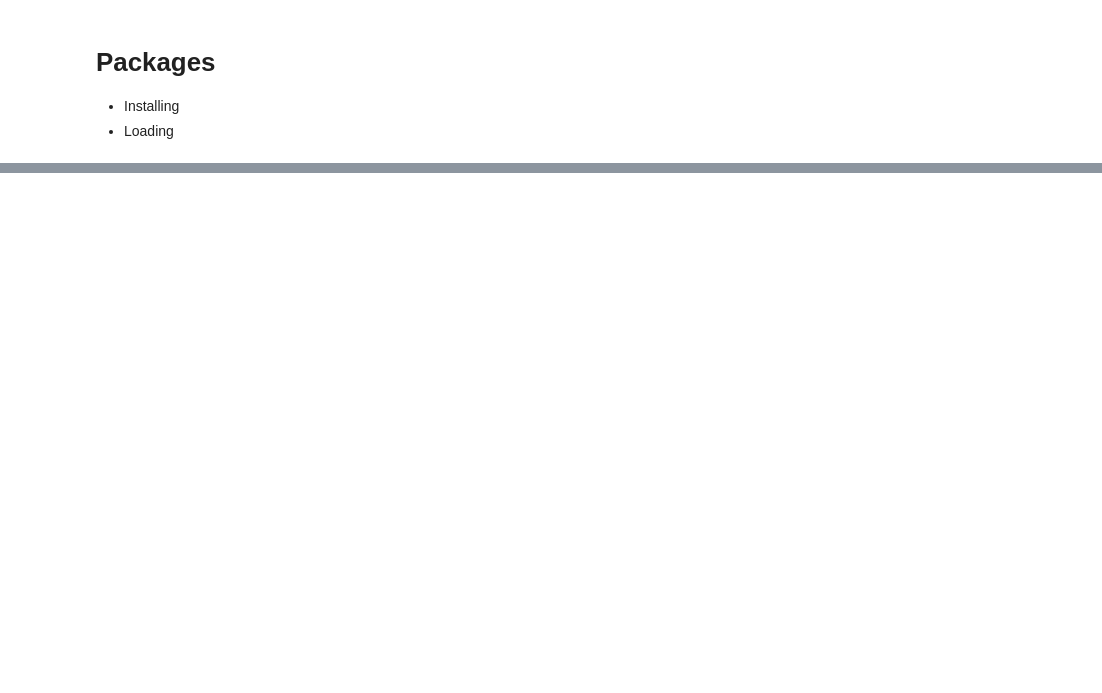
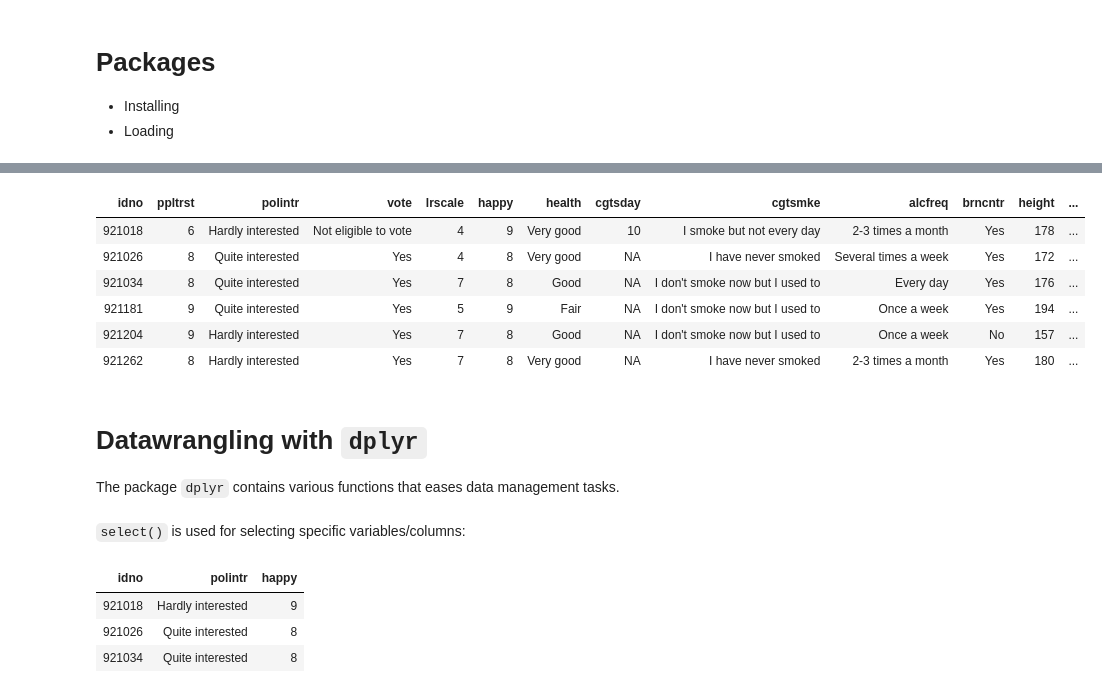
Before and after one commit to CALDISS-AAU/workshop_r-table-data, a Jupyter notebook: notebooks/R_table-data_refresher.ipynb, the cells around one changed output, grey strips where cells are left out. Cells and saved outputs as stored; diff of their text form; code cells hidden in the pictures; blank space fills up the shorter version.

Commit message:
adding various section notebooks

```diff
--- a/notebooks/R_table-data_refresher.ipynb
+++ b/notebooks/R_table-data_refresher.ipynb
@@ -121,0 +262,2 @@ An often occuring type of object class in R is the logical class. A logical is e
+# %%
+ess_data <- read_csv("https://github.com/CALDISS-AAU/workshop_r-table-data/raw/master/data/ess2014_mainsub_p1.csv")
@@ -121,0 +282,14 @@ An often occuring type of object class in R is the logical class. A logical is e
+# %%
+head(ess_data)
+# %% [output]
+| idno | ppltrst | polintr | vote | lrscale | happy | health | cgtsday | cgtsmke | alcfreq | brncntr | height | ... |
+| 921018 | 6 | Hardly interested | Not eligible to vote | 4 | 9 | Very good | 10 | I smoke but not every day | 2-3 times a month | Yes | 178 | ... |
+| 921026 | 8 | Quite interested | Yes | 4 | 8 | Very good | NA | I have never smoked | Several times a week | Yes | 172 | ... |
+| 921034 | 8 | Quite interested | Yes | 7 | 8 | Good | NA | I don't smoke now but I used to | Every day | Yes | 176 | ... |
+| 921181 | 9 | Quite interested | Yes | 5 | 9 | Fair | NA | I don't smoke now but I used to | Once a week | Yes | 194 | ... |
+| 921204 | 9 | Hardly interested | Yes | 7 | 8 | Good | NA | I don't smoke now but I used to | Once a week | No | 157 | ... |
+| 921262 | 8 | Hardly interested | Yes | 7 | 8 | Very good | NA | I have never smoked | 2-3 times a month | Yes | 180 | ... |
+# %% [markdown]
+# Datawrangling with `dplyr`
+
+The package `dplyr` contains various functions that eases data management tasks.
@@ -121,0 +298,10 @@ An often occuring type of object class in R is the logical class. A logical is e
+# %% [markdown]
+`select()` is used for selecting specific variables/columns:
+# %%
+ess_subset <- select(ess_data, idno, polintr, happy)  # selects variables idno, polintr and happy
+head(ess_subset, 3)
+# %% [output]
+| idno | polintr | happy |
+| 921018 | Hardly interested | 9 |
+| 921026 | Quite interested | 8 |
+| 921034 | Quite interested | 8 |
```
Also changed, not shown: parts of 63 cells of this notebook, 5 other files.
